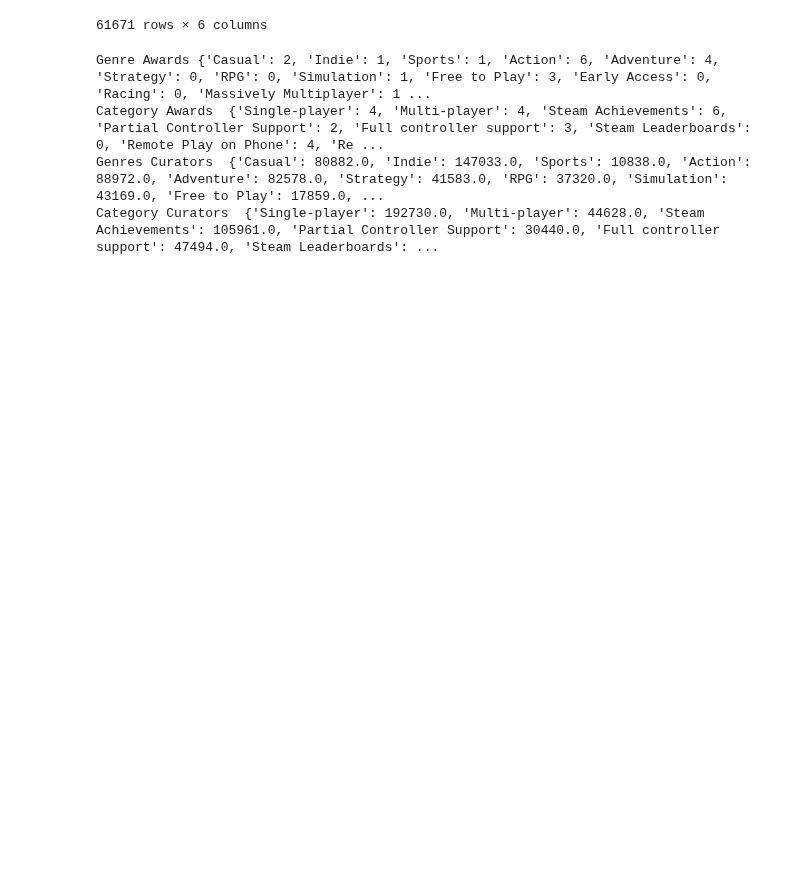
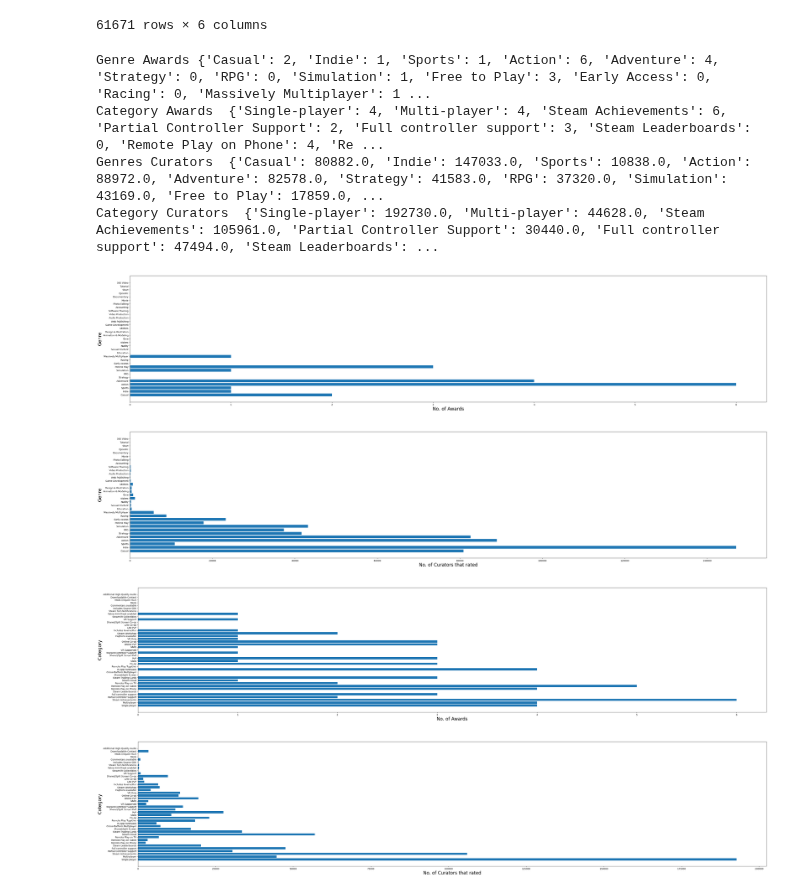
Before and after one commit to Aryan-ki-codepanti/steam-games-data-analysis, a Jupyter notebook: data-analysis/Q4.ipynb, the cells around one changed output. Cells and saved outputs as stored; diff of their text form; code cells hidden in the pictures; blank space fills up the shorter version.

```diff
--- a/data-analysis/Q4.ipynb
+++ b/data-analysis/Q4.ipynb
@@ -78,3 +78,39 @@ Genre Awards {'Casual': 2, 'Indie': 1, 'Sports': 1, 'Action': 6, 'Adventure': 4,
 Category Awards  {'Single-player': 4, 'Multi-player': 4, 'Steam Achievements': 6, 'Partial Controller Support': 2, 'Full controller support': 3, 'Steam Leaderboards': 0, 'Remote Play on Phone': 4, 'Re ...
 Genres Curators  {'Casual': 80882.0, 'Indie': 147033.0, 'Sports': 10838.0, 'Action': 88972.0, 'Adventure': 82578.0, 'Strategy': 41583.0, 'RPG': 37320.0, 'Simulation': 43169.0, 'Free to Play': 17859.0, ...
 Category Curators  {'Single-player': 192730.0, 'Multi-player': 44628.0, 'Steam Achievements': 105961.0, 'Partial Controller Support': 30440.0, 'Full controller support': 47494.0, 'Steam Leaderboards': ...
+# %%
+
+# Plotting  charts for distribution
+# Genre Awards
+plt.figure(figsize=(50,10))
+plt.barh(list(genres_awards.keys()), list(genres_awards.values()))
+plt.xlabel("No. of Awards", fontsize=20)
+plt.ylabel("Genre", fontsize=20)
+plt.show()
+
+# Genre Curators
+plt.figure(figsize=(50,10))
+plt.barh(list(genres_curators.keys()), list(genres_curators.values()))
+plt.xlabel("No. of Curators that rated", fontsize=20)
+plt.ylabel("Genre", fontsize=20)
+
+plt.show()
+
+# Category Awards
+plt.figure(figsize=(50,10))
+plt.barh(list(categories_awards.keys()), list(categories_awards.values()))
+plt.xlabel("No. of Awards", fontsize=20)
+plt.ylabel("Category", fontsize=20)
+plt.show()
+
+# Category Curators
+plt.figure(figsize=(50,10))
+plt.barh(list(categories_curators.keys()), list(categories_curators.values()))
+plt.xlabel("No. of Curators that rated", fontsize=20)
+plt.ylabel("Category", fontsize=20)
+plt.show()
+# %% [output]
+[figure, added]
+[figure, added]
+[figure, added]
+[figure, added]
```
Also changed, not shown: parts of 1 cell of this notebook.
